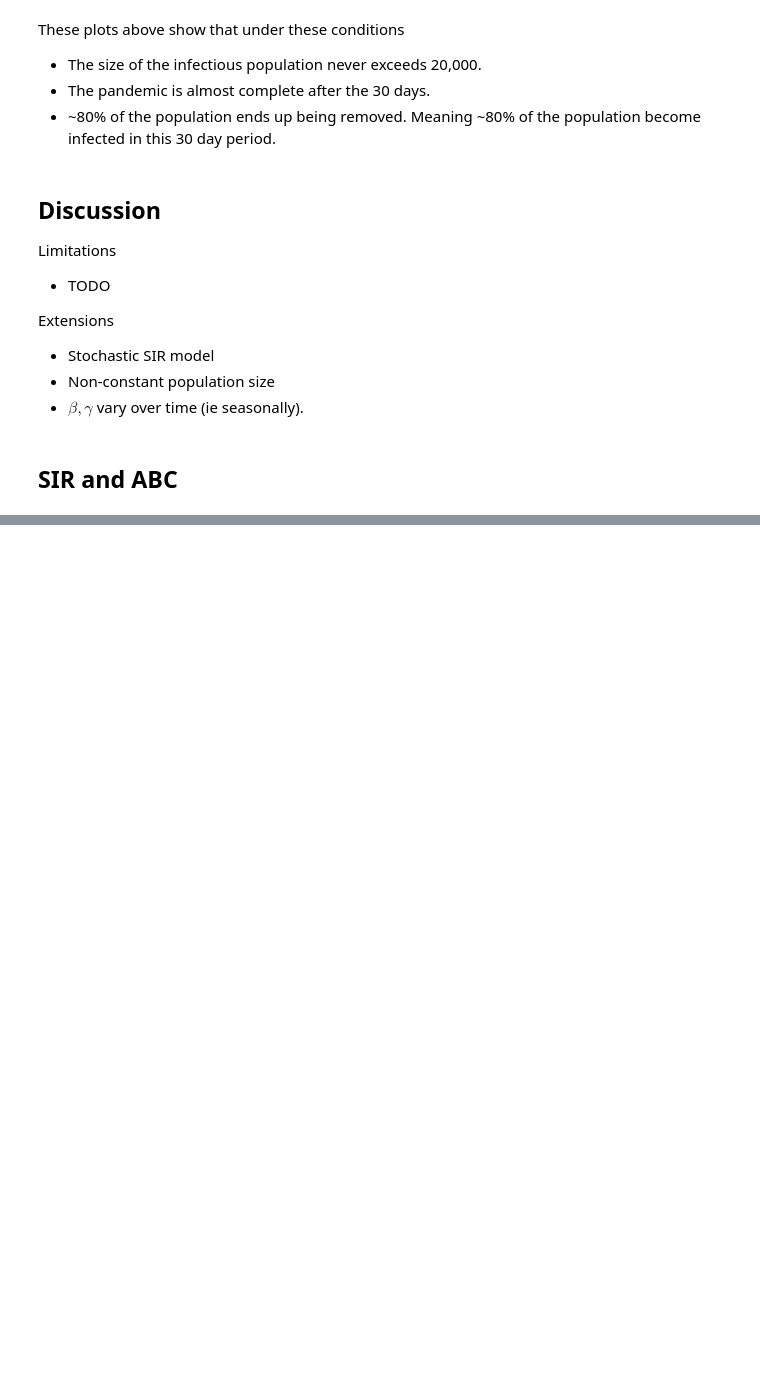
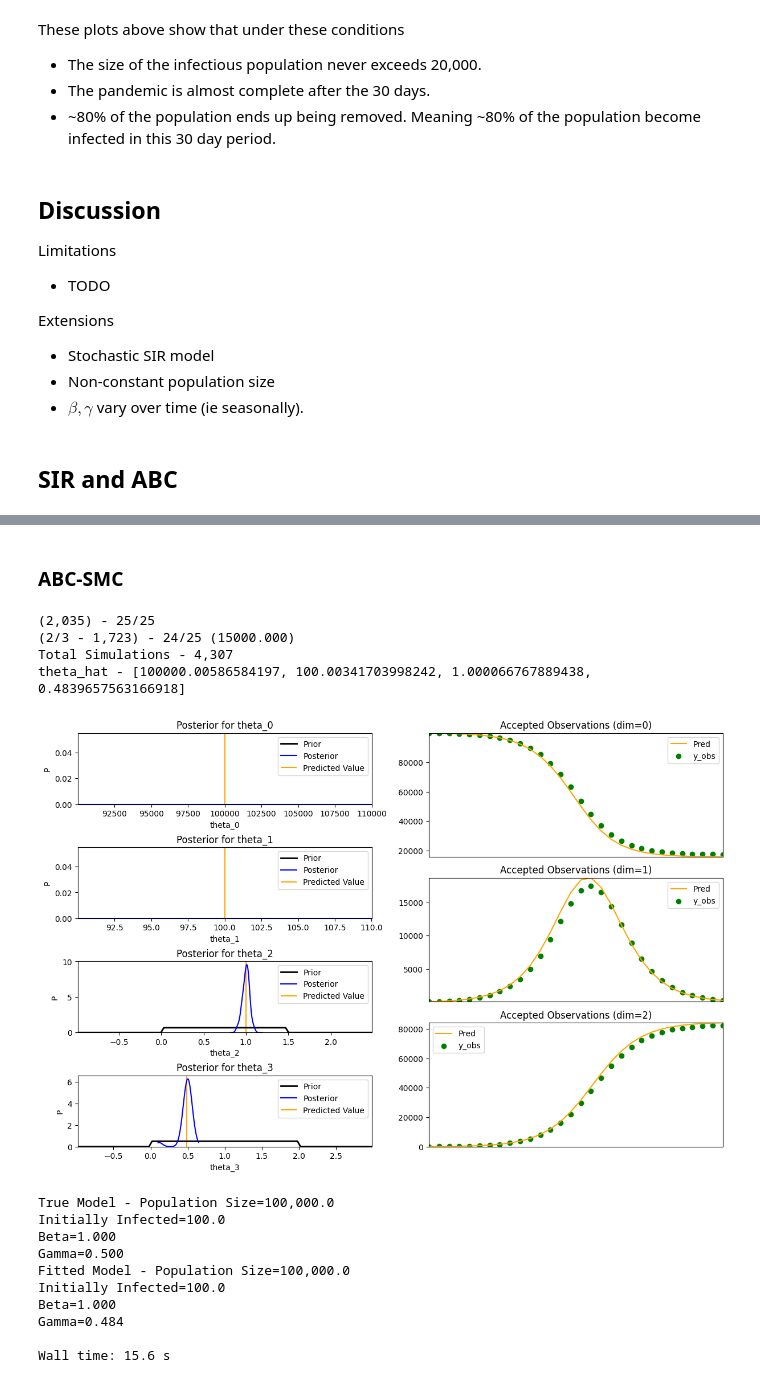
Before and after one commit to dajhutchinson/bayesian-modelling-of-epidemic-events, a Jupyter notebook: Code/SIR_Notebook.ipynb, the cells around one changed output, grey strips where cells are left out. Saved outputs shown, nothing was run; the diff lists cells and outputs as text; code cells hidden in the pictures; blank space fills up the shorter version.

```diff
--- a/Code/SIR_Notebook.ipynb
+++ b/Code/SIR_Notebook.ipynb
@@ -213,0 +327,35 @@ Extensions
+# %% [markdown]
+### ABC-SMC
+# %%
+%%time
+# ABC-SMC
+np.random.seed(16111998) # Fix random seed
+sir_priors=[stats.uniform(100000,.01),stats.uniform(100,.01),stats.uniform(0,1.5),stats.uniform(0,2)]
+scaling_factors=list(np.linspace(50000,15000,3))
+
+perturbance_variance=.1
+perturbance_kernels = [lambda x:x]*2 + [lambda x:x+stats.norm(0,perturbance_variance).rvs(1)[0]]*2
+perturbance_kernel_probability = [lambda x,y:1]*2 + [lambda x,y:stats.norm(0,perturbance_variance).pdf(x-y)]*2
+
+fitted_model=ABC.abc_smc(n_obs=30,y_obs=sir_model.observe(),fitting_model=sir_model.copy([1,1,1,1]),priors=sir_priors,
+    num_steps=3,sample_size=25,scaling_factors=scaling_factors,perturbance_kernels=perturbance_kernels,
+    perturbance_kernel_probability=perturbance_kernel_probability,acceptance_kernel=ABC.gaussian_kernel)
+
+print("True Model - {}".format(sir_model))
+print("Fitted Model - {}\n".format(fitted_model))
+# %% [output]
+(2,035) - 25/25
+(2/3 - 1,723) - 24/25 (15000.000)
+Total Simulations - 4,307
+theta_hat - [100000.00586584197, 100.00341703998242, 1.000066767889438, 0.4839657563166918]
+[figure, added]
+True Model - Population Size=100,000.0
+Initially Infected=100.0
+Beta=1.000
+Gamma=0.500
+Fitted Model - Population Size=100,000.0
+Initially Infected=100.0
+Beta=1.000
+Gamma=0.484
+
+Wall time: 15.6 s
```
Also changed, not shown: parts of 15 cells of this notebook, 6 other files.
